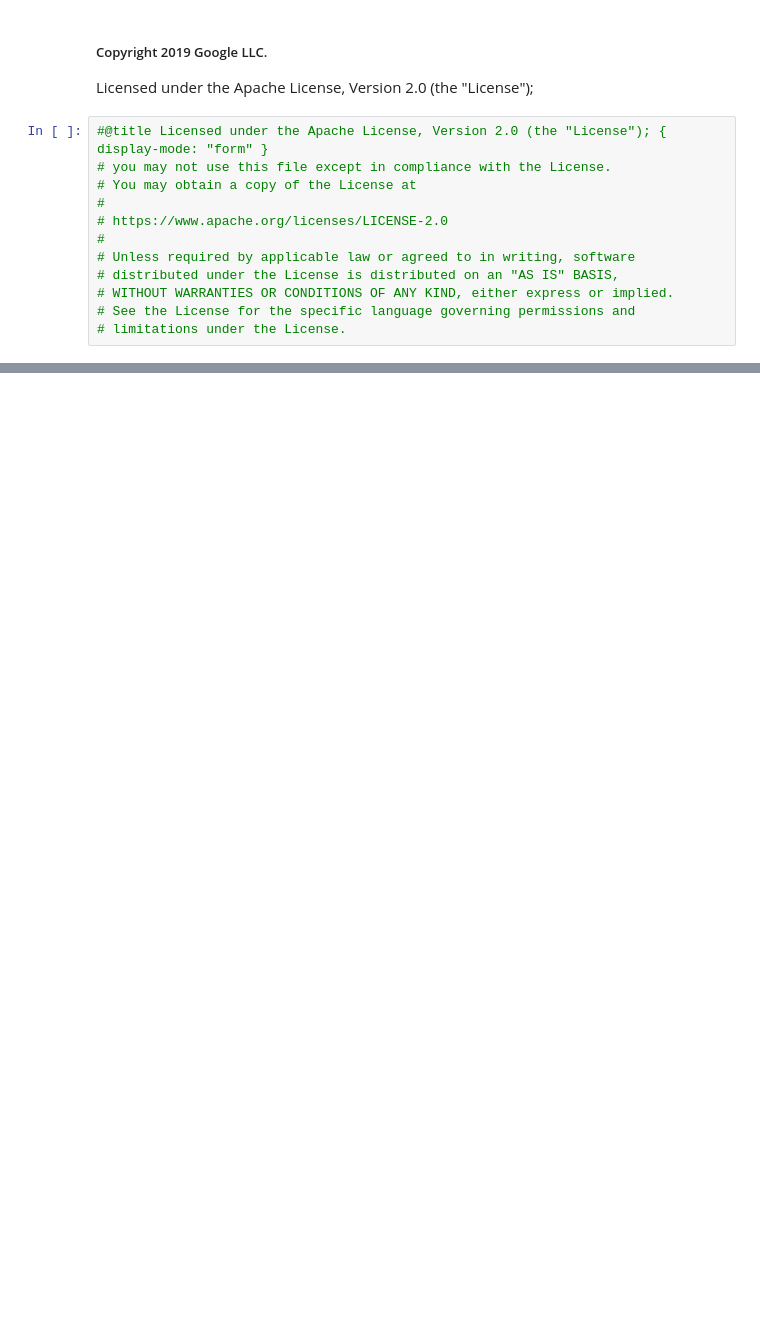
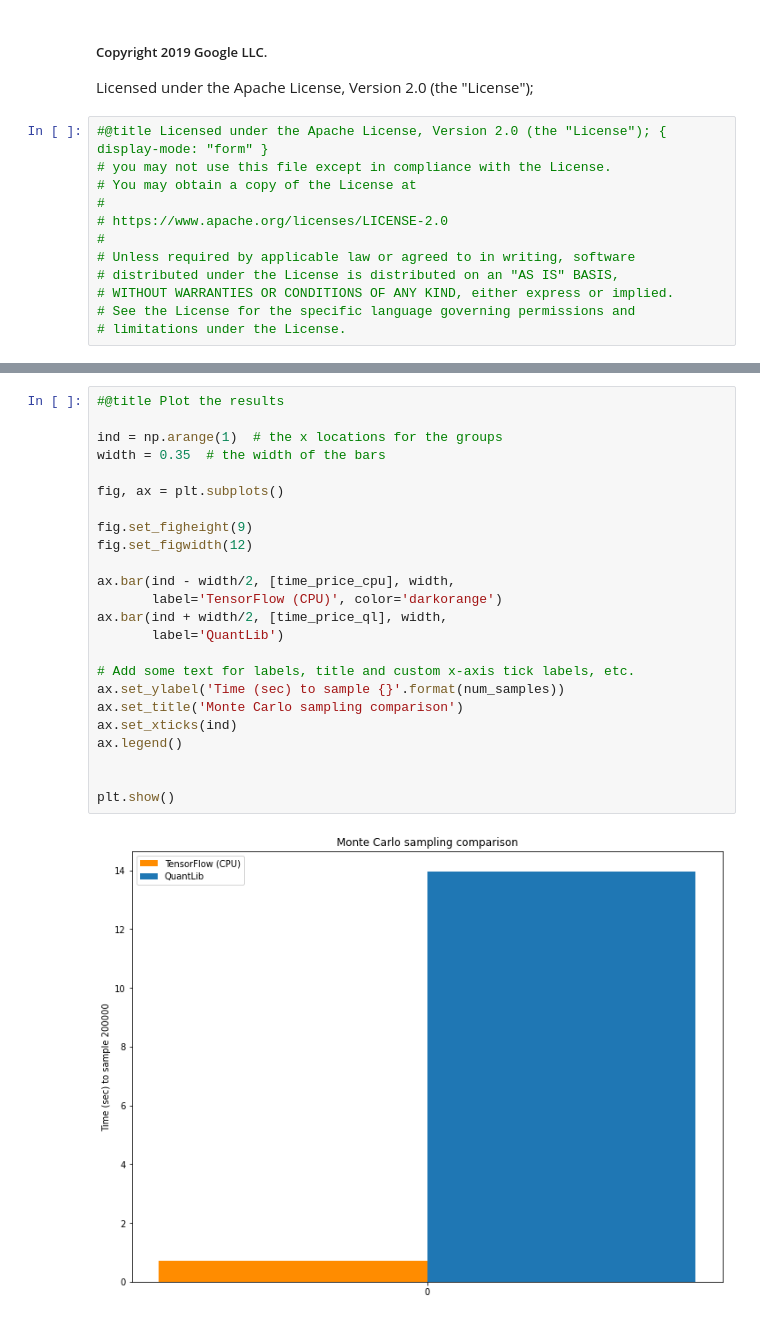
Before and after one commit to google/tf-quant-finance, a Jupyter notebook: tf_quant_finance/examples/jupyter_notebooks/Monte_Carlo_Euler_Scheme.ipynb, the cells around one changed output, grey strips where cells are left out. Saved outputs shown, nothing was run; the diff lists cells and outputs as text; blank space fills up the shorter version.

```diff
--- a/tf_quant_finance/examples/jupyter_notebooks/Monte_Carlo_Euler_Scheme.ipynb
+++ b/tf_quant_finance/examples/jupyter_notebooks/Monte_Carlo_Euler_Scheme.ipynb
@@ -325,0 +286,26 @@ plt.show()
+# %%
+#@title Plot the results
+
+ind = np.arange(1)  # the x locations for the groups
+width = 0.35  # the width of the bars
+
+fig, ax = plt.subplots()
+
+fig.set_figheight(9)
+fig.set_figwidth(12)
+
+ax.bar(ind - width/2, [time_price_cpu], width,
+       label='TensorFlow (CPU)', color='darkorange')
+ax.bar(ind + width/2, [time_price_ql], width,
+       label='QuantLib')
+
+# Add some text for labels, title and custom x-axis tick labels, etc.
+ax.set_ylabel('Time (sec) to sample {}'.format(num_samples))
+ax.set_title('Monte Carlo sampling comparison')
+ax.set_xticks(ind)
+ax.legend()
+
+
+plt.show()
+# %% [output]
+[figure, added]
```
Also changed, not shown: parts of 42 cells of this notebook.
